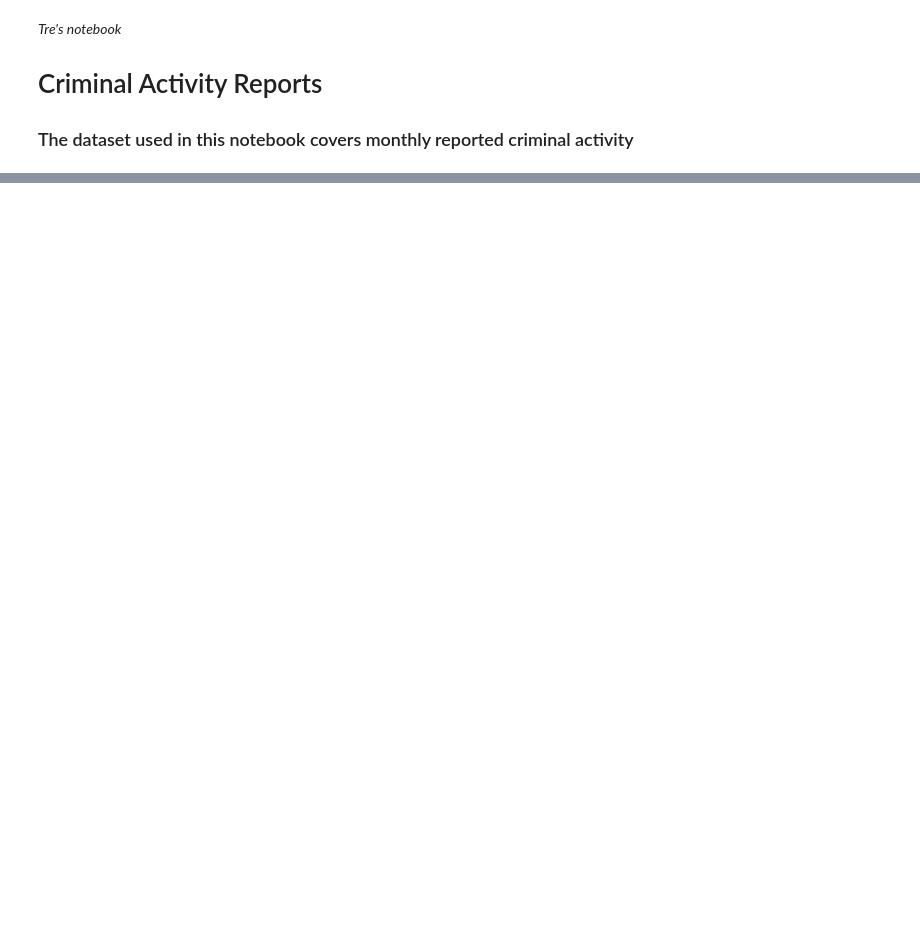
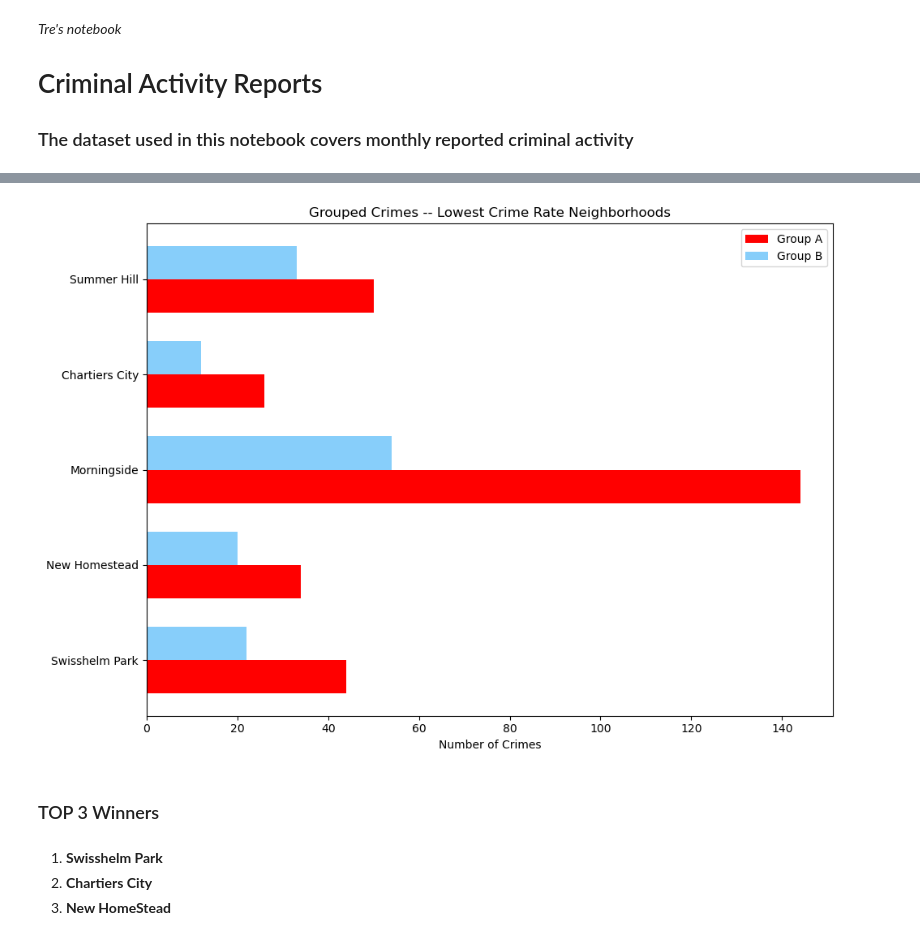
Before and after one commit to tredondizzy/Final-Project, a Jupyter notebook: CrimeActivity.ipynb, the cells around one changed output, grey strips where cells are left out. Saved outputs shown, nothing was run; the diff lists cells and outputs as text; code cells hidden in the pictures; blank space fills up the shorter version.

```diff
--- a/CrimeActivity.ipynb
+++ b/CrimeActivity.ipynb
@@ -101,0 +139,44 @@ B_counts.tail(10).plot(kind="bar")
+# %%
+lowest5 = df.sort_values('CrimeRate').head(5)
+bottom_list = lowest5["Neighborhood"].tolist()
+
+A = crim[(crim['NIBRS_Offense_Grouping'] == 'A') &
+         (crim['Neighborhood'].isin(bottom_list))]
+
+B = crim[(crim['NIBRS_Offense_Grouping'] == 'B') &
+         (crim['Neighborhood'].isin(bottom_list))]
+
+A_count = A['Neighborhood'].value_counts()
+B_count = B['Neighborhood'].value_counts()
+
+combined = (
+    A_count.rename('A')
+    .to_frame()
+    .join(B_count.rename('B'), how='outer')
+    .fillna(0)
+    .loc[bottom_list]
+)
+
+neighborhoods = combined.index
+y = np.arange(len(neighborhoods))
+height = 0.35
+
+plt.figure(figsize=(10, 7))
+
+plt.barh(y - height/2, combined['A'], height=height, label='Group A', color='red')
+plt.barh(y + height/2, combined['B'], height=height, label='Group B', color='lightskyblue')
+
+plt.yticks(y, neighborhoods)
+plt.xlabel("Number of Crimes")
+plt.title("Grouped Crimes -- Lowest Crime Rate Neighborhoods")
+plt.legend()
+plt.tight_layout()
+plt.show()
+# %% [output]
+[figure, added]
+# %% [markdown]
+### TOP 3 Winners
+# %% [markdown]
+1. **Swisshelm Park**
+2. **Chartiers City**
+3. **New HomeStead**
```
Also changed, not shown: parts of 21 cells of this notebook.
